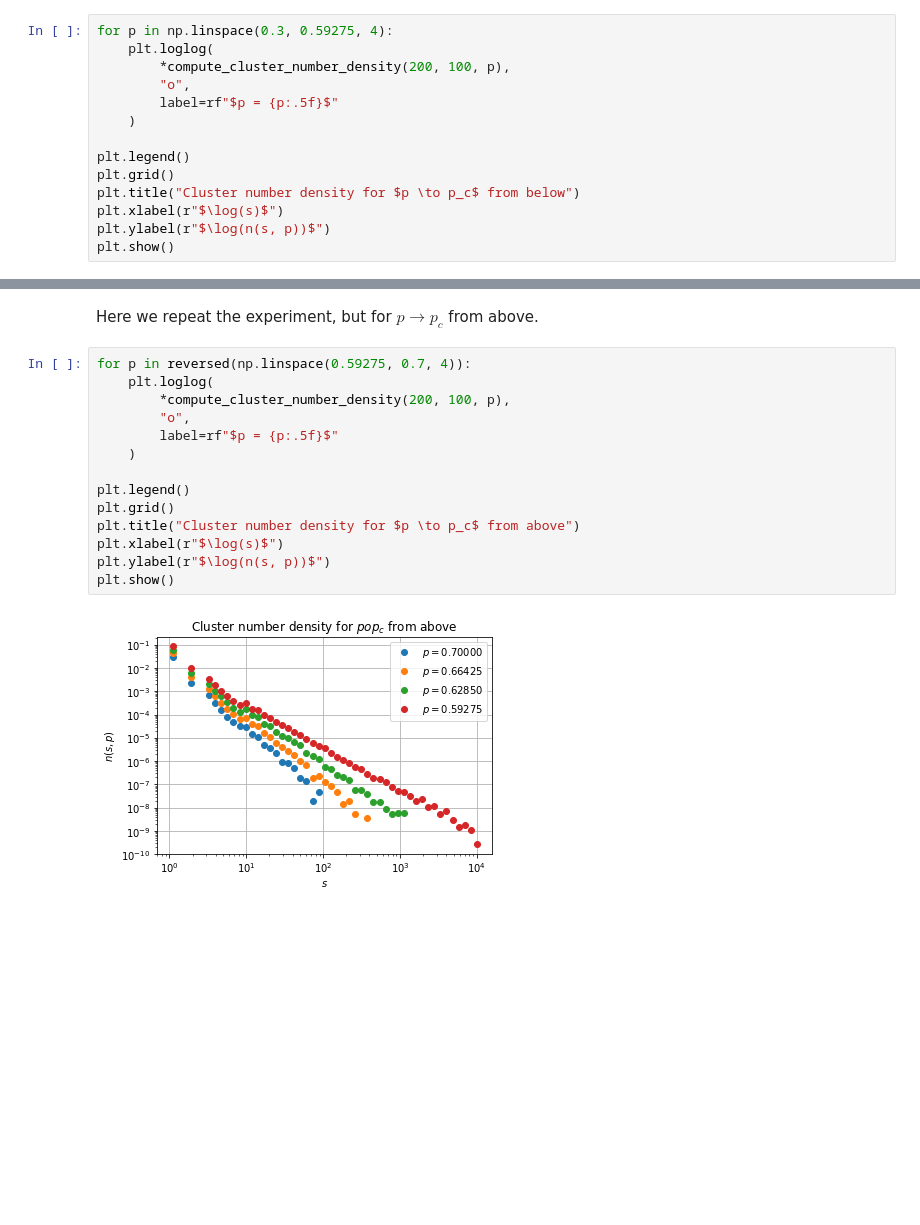
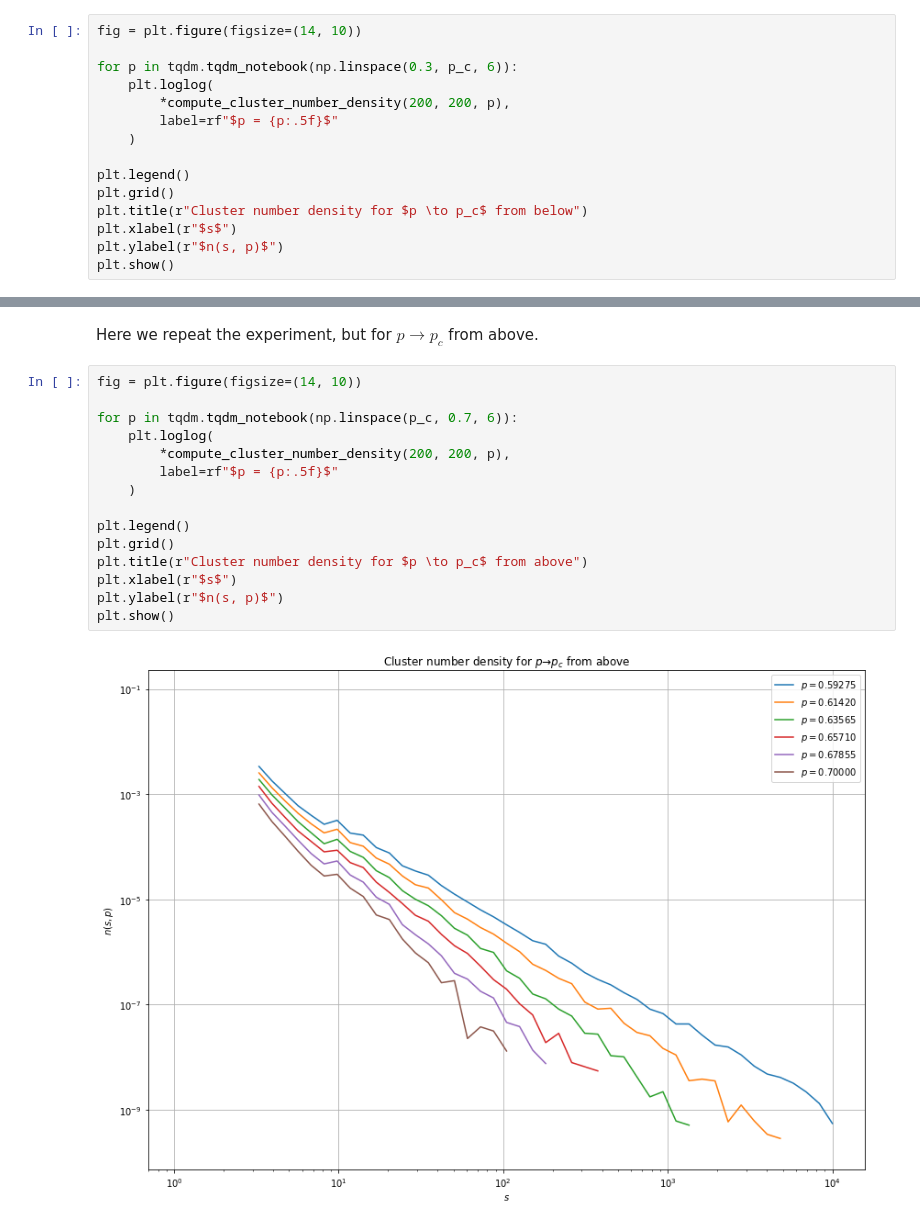
Before and after one commit to Schoyen/FYS4460, a Jupyter notebook: project-3/cluster-number-density.ipynb, the cells around one changed output, grey strips where cells are left out. Saved outputs shown, nothing was run; the diff lists cells and outputs as text; blank space fills up the shorter version.

Commit message:
Add better figures

```diff
--- a/project-3/cluster-number-density.ipynb
+++ b/project-3/cluster-number-density.ipynb
@@ -69,17 +71,18 @@ def compute_cluster_number_density(L, M, p, a=1.2):
 # %% [markdown]
 Below we plot the cluster number density as $p \to p_c = 0.59275$ from below.
 # %%
-for p in np.linspace(0.3, 0.59275, 4):
+fig = plt.figure(figsize=(14, 10))
+
+for p in tqdm.tqdm_notebook(np.linspace(0.3, p_c, 6)):
     plt.loglog(
-        *compute_cluster_number_density(200, 100, p),
-        "o",
+        *compute_cluster_number_density(200, 200, p),
         label=rf"$p = {p:.5f}$"
     )
 
 plt.legend()
 plt.grid()
-plt.title("Cluster number density for $p \to p_c$ from below")
-plt.xlabel(r"$\log(s)$")
-plt.ylabel(r"$\log(n(s, p))$")
+plt.title(r"Cluster number density for $p \to p_c$ from below")
+plt.xlabel(r"$s$")
+plt.ylabel(r"$n(s, p)$")
 plt.show()
 # %% [output]
@@ -89,18 +92,19 @@ In this figure we can see how the cluster number density follows a seemingly str
 # %% [markdown]
 Here we repeat the experiment, but for $p \to p_c$ from above.
 # %%
-for p in reversed(np.linspace(0.59275, 0.7, 4)):
+fig = plt.figure(figsize=(14, 10))
+
+for p in tqdm.tqdm_notebook(np.linspace(p_c, 0.7, 6)):
     plt.loglog(
-        *compute_cluster_number_density(200, 100, p),
-        "o",
+        *compute_cluster_number_density(200, 200, p),
         label=rf"$p = {p:.5f}$"
     )
 
 plt.legend()
 plt.grid()
-plt.title("Cluster number density for $p \to p_c$ from above")
-plt.xlabel(r"$\log(s)$")
-plt.ylabel(r"$\log(n(s, p))$")
+plt.title(r"Cluster number density for $p \to p_c$ from above")
+plt.xlabel(r"$s$")
+plt.ylabel(r"$n(s, p)$")
 plt.show()
 # %% [output]
-[figure, old version]
+[figure, new version]
```
Also changed, not shown: parts of 6 cells of this notebook.
